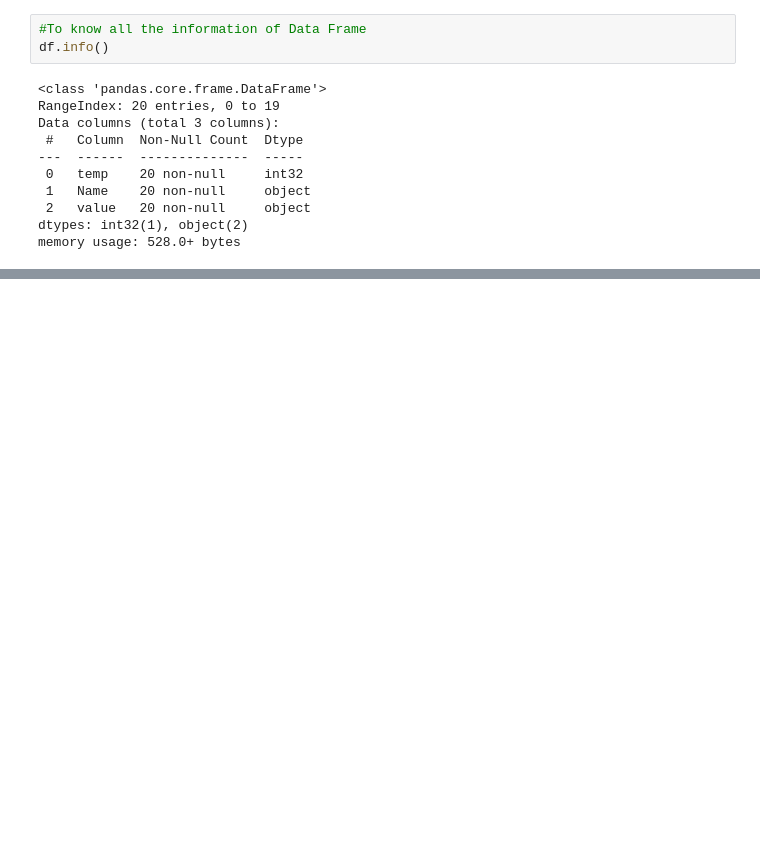
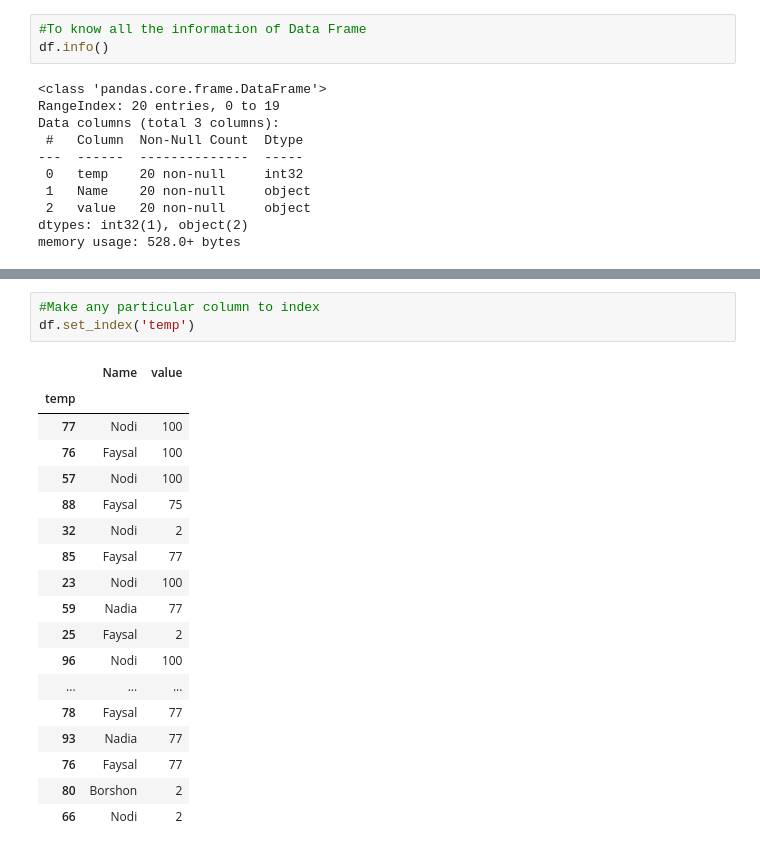
Before and after one commit to Faysal075/The-Complete-Machine-Learning-Course-with-Python-in-Bangla, a Jupyter notebook: Pandas.ipynb, the cells around one changed output, grey strips where cells are left out. Drawn from its saved outputs; the diff is of its cells as text; blank space fills up the shorter version.

```diff
--- a/Pandas.ipynb
+++ b/Pandas.ipynb
@@ -196,0 +244,22 @@ array([[42, 'Borshon', '100'],
+# %%
+#Make any particular column to index
+df.set_index('temp')
+# %% [output]
+|  | Name | value |
+| temp |  |  |
+| 77 | Nodi | 100 |
+| 76 | Faysal | 100 |
+| 57 | Nodi | 100 |
+| 88 | Faysal | 75 |
+| 32 | Nodi | 2 |
+| 85 | Faysal | 77 |
+| 23 | Nodi | 100 |
+| 59 | Nadia | 77 |
+| 25 | Faysal | 2 |
+| 96 | Nodi | 100 |
+| ... | ... | ... |
+| 78 | Faysal | 77 |
+| 93 | Nadia | 77 |
+| 76 | Faysal | 77 |
+| 80 | Borshon | 2 |
+| 66 | Nodi | 2 |
```
Also changed, not shown: parts of 20 cells of this notebook.
